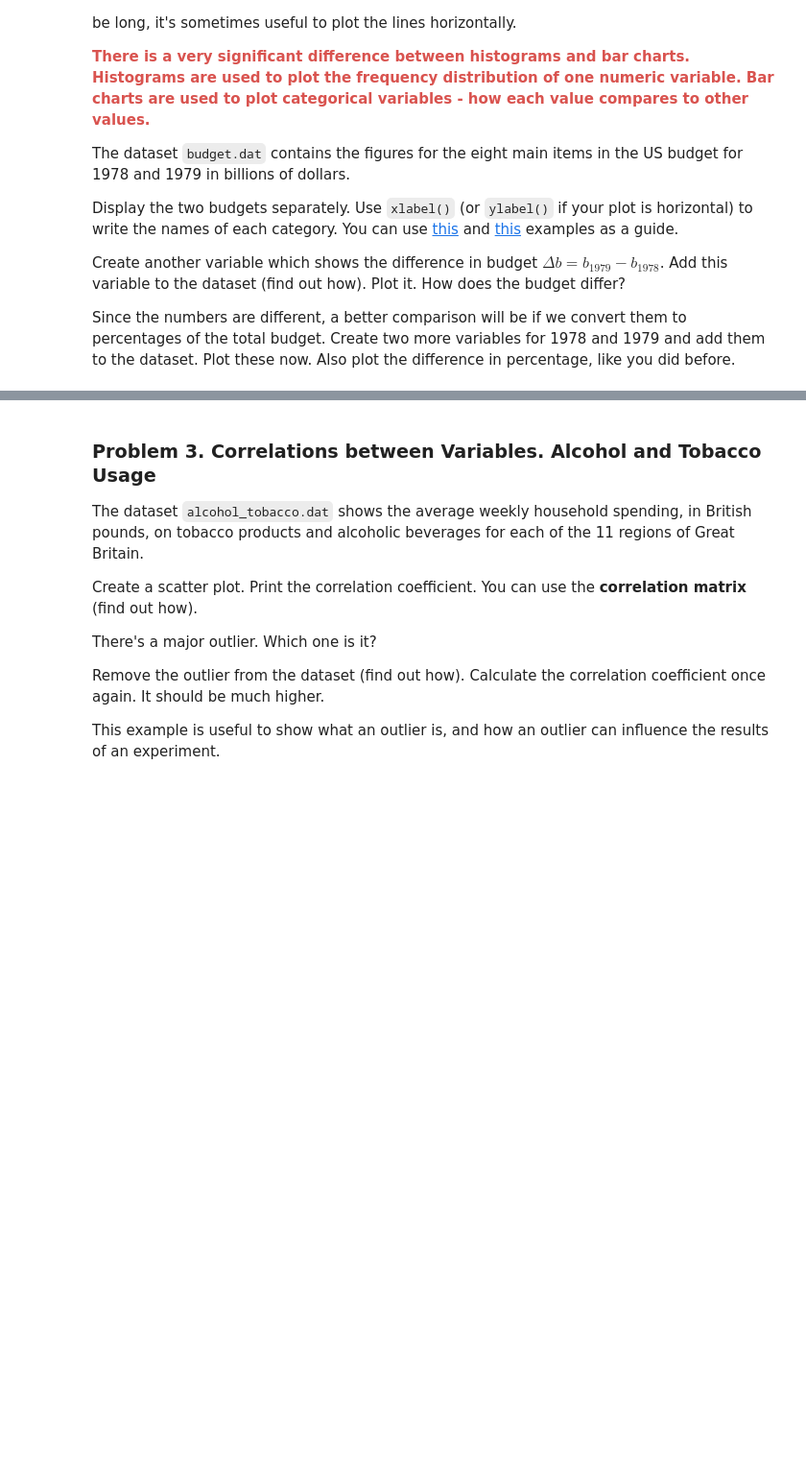
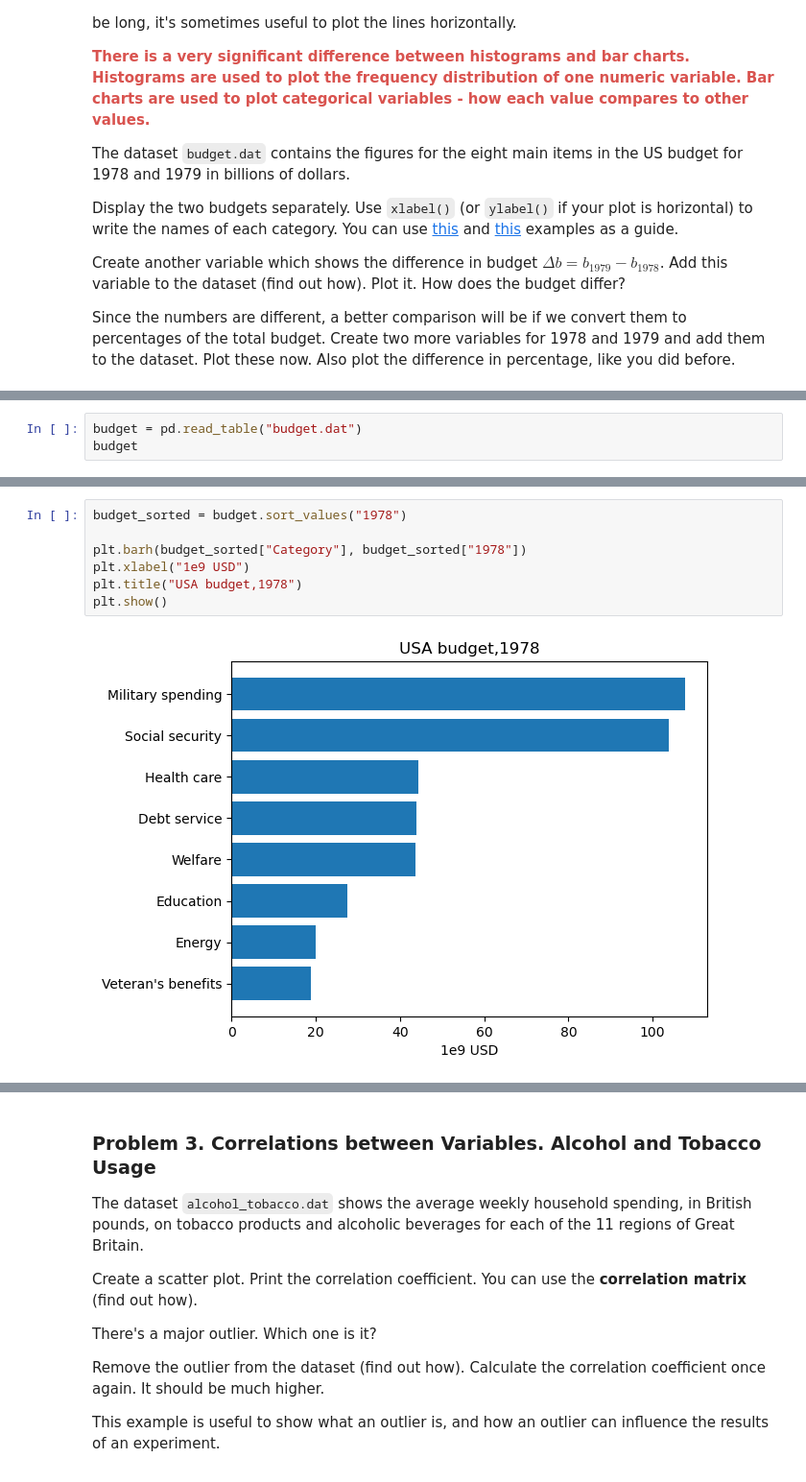
Before and after one commit to Kiril-Lazarov/Artificial-Intelligence, a Jupyter notebook: Math concepts/Statistics Exercise.ipynb, the cells around one changed output, grey strips where cells are left out. Shown at 96% size. Saved outputs shown, nothing was run; the diff lists cells and outputs as text; blank space fills up the shorter version.

```diff
--- a/Math concepts/Statistics Exercise.ipynb
+++ b/Math concepts/Statistics Exercise.ipynb
@@ -124,0 +123,3 @@ Since the numbers are different, a better comparison will be if we convert them
+# %%
+budget = pd.read_table("budget.dat")
+budget
@@ -124,0 +136,9 @@ Since the numbers are different, a better comparison will be if we convert them
+# %%
+budget_sorted = budget.sort_values("1978")
+
+plt.barh(budget_sorted["Category"], budget_sorted["1978"])
+plt.xlabel("1e9 USD")
+plt.title("USA budget,1978")
+plt.show()
+# %% [output]
+[figure, added]
```
Also changed, not shown: parts of 7 cells of this notebook.
